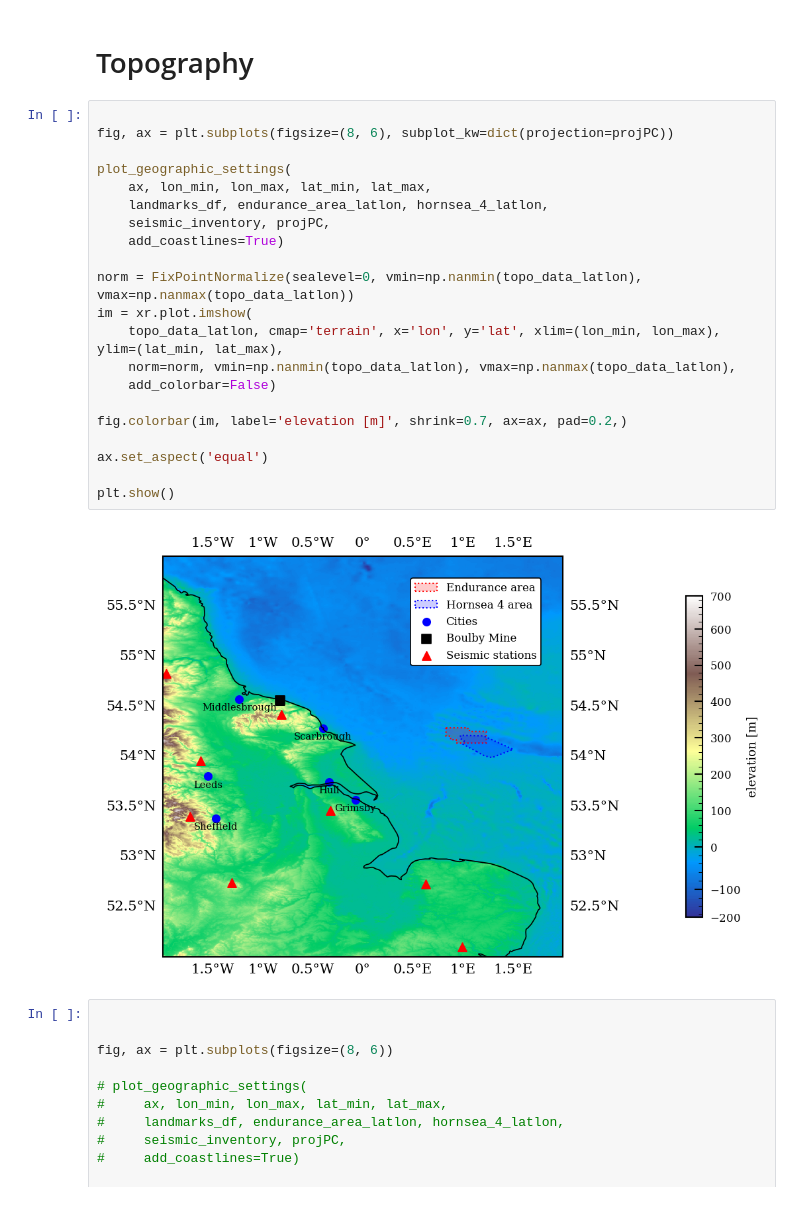
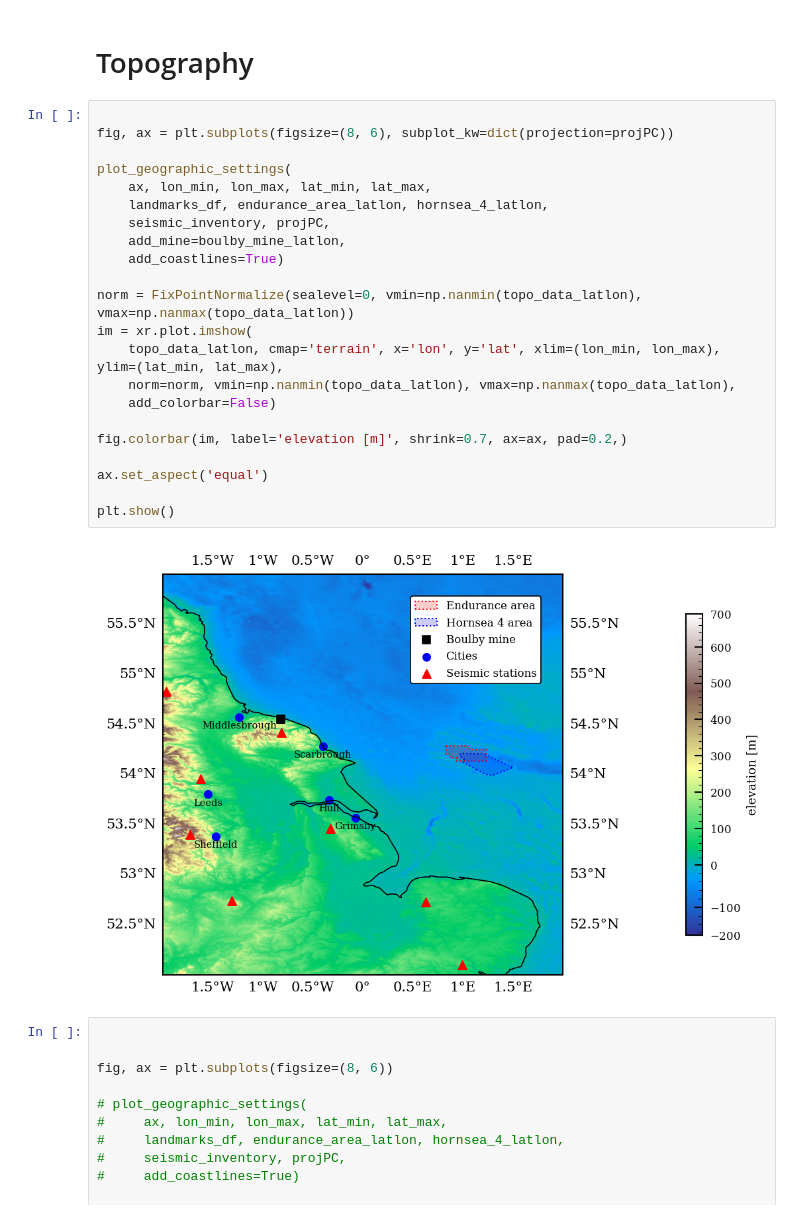
Before and after one commit to dominik-strutz/Endurance_CCS_design_study, a Jupyter notebook: endurance_design_study.ipynb, the cells around one changed output. Drawn from its saved outputs; the diff is of its cells as text.

```diff
--- a/endurance_design_study.ipynb
+++ b/endurance_design_study.ipynb
@@ -101,26 +94,27 @@ plt.show()
 # %%
 
 fig, ax = plt.subplots(figsize=(8, 6), subplot_kw=dict(projection=projPC))
 
 plot_geographic_settings(
     ax, lon_min, lon_max, lat_min, lat_max,
     landmarks_df, endurance_area_latlon, hornsea_4_latlon,
     seismic_inventory, projPC,
+    add_mine=boulby_mine_latlon,
     add_coastlines=True)
 
 norm = FixPointNormalize(sealevel=0, vmin=np.nanmin(topo_data_latlon), vmax=np.nanmax(topo_data_latlon))
 im = xr.plot.imshow(
     topo_data_latlon, cmap='terrain', x='lon', y='lat', xlim=(lon_min, lon_max), ylim=(lat_min, lat_max),
     norm=norm, vmin=np.nanmin(topo_data_latlon), vmax=np.nanmax(topo_data_latlon),
     add_colorbar=False)
 
 fig.colorbar(im, label='elevation [m]', shrink=0.7, ax=ax, pad=0.2,)
 
 ax.set_aspect('equal')
 
 plt.show()
 # %% [output]
-[figure, old version]
+[figure, new version]
 # %%
 
 
```
Also changed, not shown: parts of 18 cells of this notebook, 5 other files.
